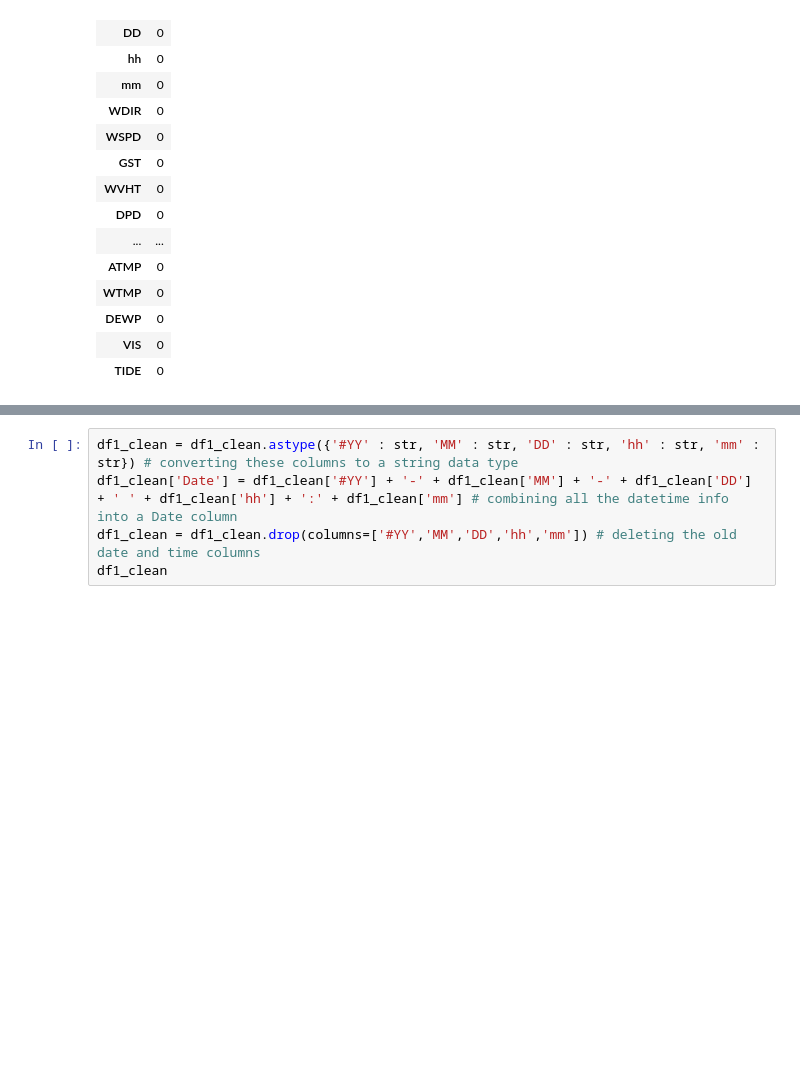
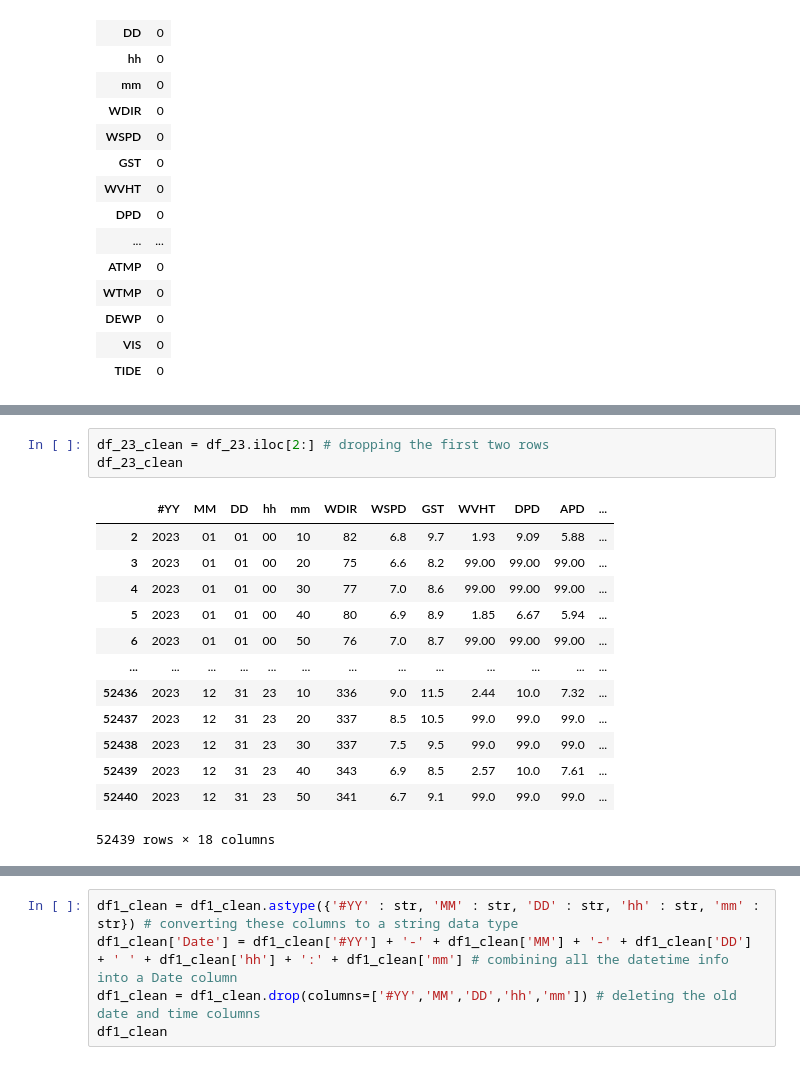
Before and after one commit to juniousnj/SPICE-2024, a Jupyter notebook: waveheight_tutorial.ipynb, the cells around one changed output, grey strips where cells are left out. Saved outputs shown, nothing was run; the diff lists cells and outputs as text; blank space fills up the shorter version.

```diff
--- a/waveheight_tutorial.ipynb
+++ b/waveheight_tutorial.ipynb
@@ -309,0 +325,17 @@ df1_clean = df_23.iloc[2:] # dropping the first two rows
+# %%
+df_23_clean = df_23.iloc[2:] # dropping the first two rows
+df_23_clean
+# %% [output]
+|  | #YY | MM | DD | hh | mm | WDIR | WSPD | GST | WVHT | DPD | APD | ... |
+| 2 | 2023 | 01 | 01 | 00 | 10 | 82 | 6.8 | 9.7 | 1.93 | 9.09 | 5.88 | ... |
+| 3 | 2023 | 01 | 01 | 00 | 20 | 75 | 6.6 | 8.2 | 99.00 | 99.00 | 99.00 | ... |
+| 4 | 2023 | 01 | 01 | 00 | 30 | 77 | 7.0 | 8.6 | 99.00 | 99.00 | 99.00 | ... |
+| 5 | 2023 | 01 | 01 | 00 | 40 | 80 | 6.9 | 8.9 | 1.85 | 6.67 | 5.94 | ... |
+| 6 | 2023 | 01 | 01 | 00 | 50 | 76 | 7.0 | 8.7 | 99.00 | 99.00 | 99.00 | ... |
+| ... | ... | ... | ... | ... | ... | ... | ... | ... | ... | ... | ... | ... |
+| 52436 | 2023 | 12 | 31 | 23 | 10 | 336 | 9.0 | 11.5 | 2.44 | 10.0 | 7.32 | ... |
+| 52437 | 2023 | 12 | 31 | 23 | 20 | 337 | 8.5 | 10.5 | 99.0 | 99.0 | 99.0 | ... |
+| 52438 | 2023 | 12 | 31 | 23 | 30 | 337 | 7.5 | 9.5 | 99.0 | 99.0 | 99.0 | ... |
+| 52439 | 2023 | 12 | 31 | 23 | 40 | 343 | 6.9 | 8.5 | 2.57 | 10.0 | 7.61 | ... |
+| 52440 | 2023 | 12 | 31 | 23 | 50 | 341 | 6.7 | 9.1 | 99.0 | 99.0 | 99.0 | ... |
+52439 rows × 18 columns
```
Also changed, not shown: parts of 8 cells of this notebook.
